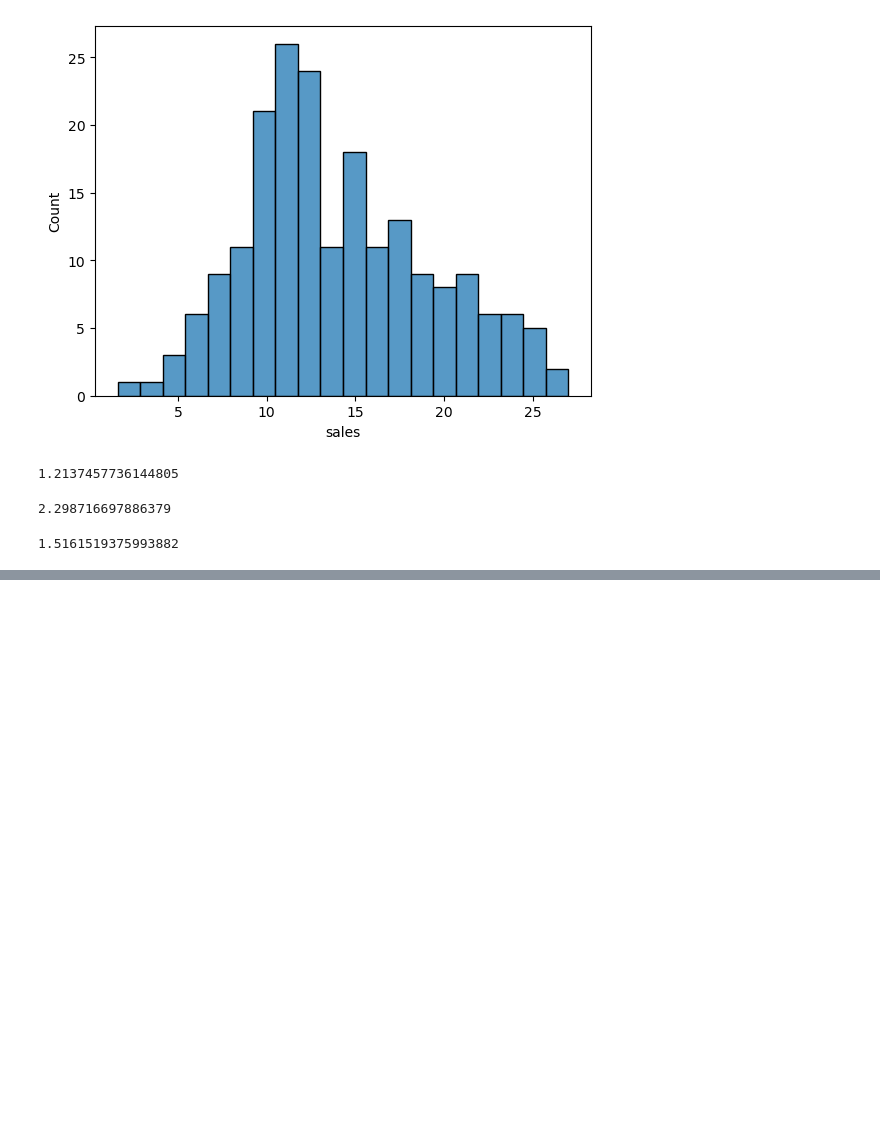
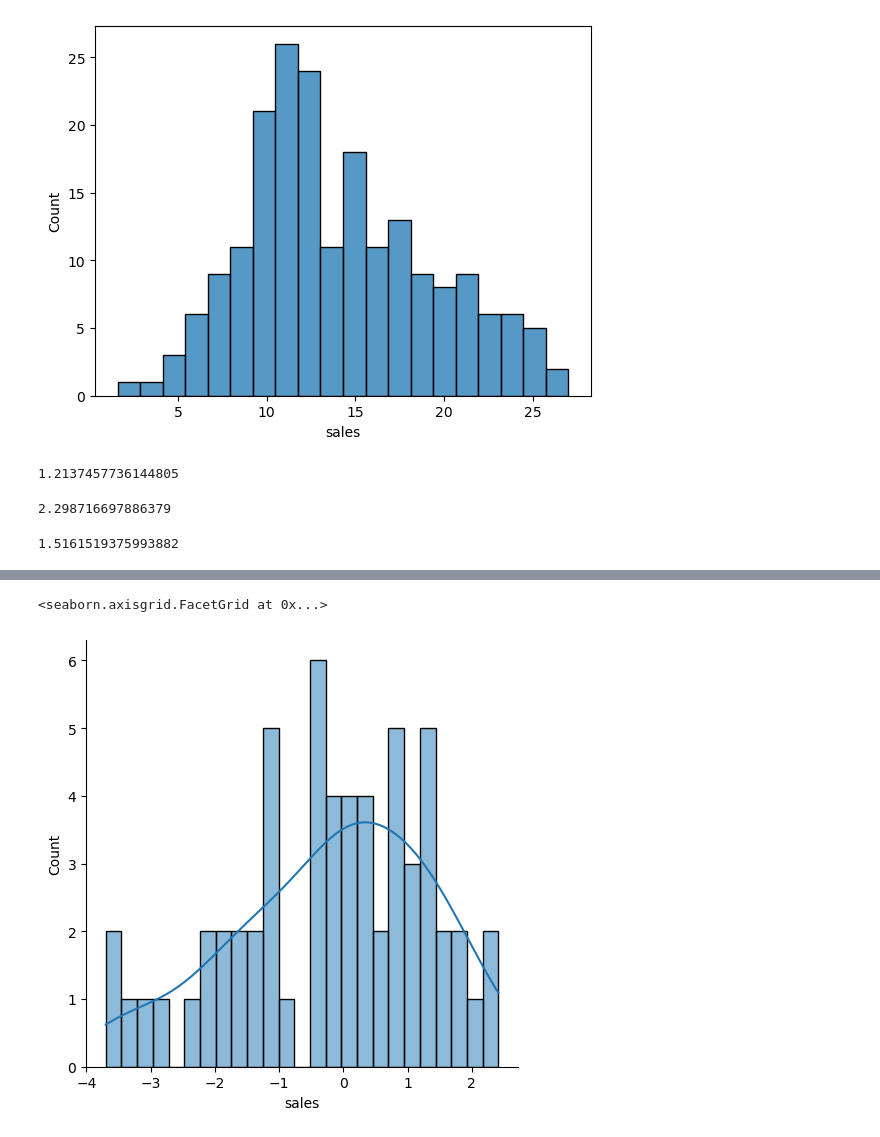
Before and after one commit to Raaqiv55/ml-regression-clustering, a Jupyter notebook: linear-regression/simple-li-re-scikit.ipynb, the cells around one changed output, grey strips where cells are left out. Saved outputs shown, nothing was run; the diff lists cells and outputs as text; code cells hidden in the pictures; blank space fills up the shorter version.

```diff
--- a/linear-regression/simple-li-re-scikit.ipynb
+++ b/linear-regression/simple-li-re-scikit.ipynb
@@ -191,0 +220,5 @@ np.sqrt(mean_squared_error(y_test,test_predictions))
+# %%
+sns.displot(test_residuals,bins=25,kde=True)
+# %% [output]
+<seaborn.axisgrid.FacetGrid at 0x...>
+[figure, added]
```
Also changed, not shown: parts of 5 cells of this notebook.
